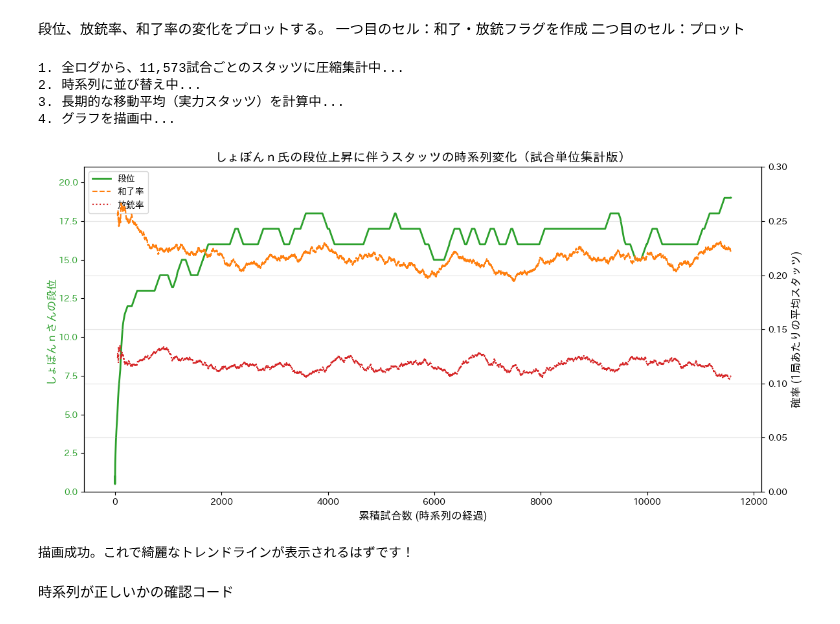
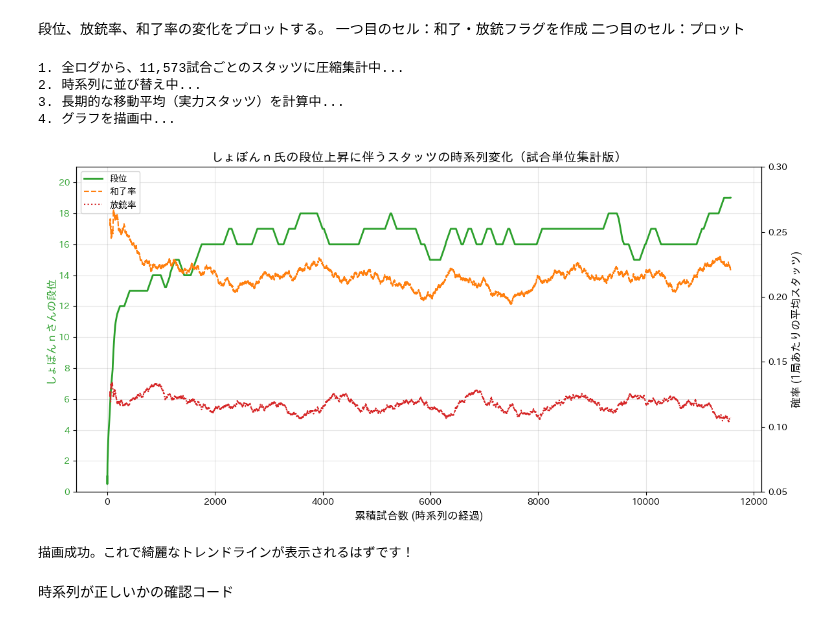
Before and after one commit to yuukienomoto/report_-syobon_n, a Jupyter notebook: しょぼんn_可視化0712_ipynb_のコピー.ipynb, the cells around one changed output. Drawn from its saved outputs; the diff is of its cells as text; code cells hidden in the pictures.

```diff
--- a/しょぼんn_可視化0712_ipynb_のコピー.ipynb
+++ b/しょぼんn_可視化0712_ipynb_のコピー.ipynb
@@ -313,40 +313,44 @@ ax1.set_ylabel('しょぼんｎさんの段位', color=color_dan, fontsize=12)
 ax1.plot(x_axis, game_df['rolling_dan'], color=color_dan, linewidth=2, label='段位')
 ax1.tick_params(axis='y', labelcolor=color_dan)
 ax1.set_ylim(0, 21)
+import matplotlib.ticker as ticker
+ax1.yaxis.set_major_locator(ticker.MultipleLocator(2)) # ←これで「2刻みの整数」に固定されます
 
 # 右軸：スタッツ（オレンジと赤の線）
 ax2 = ax1.twinx()
 color_agari = '#ff7f0e'
 color_hoju = '#d62728'
 ax2.set_ylabel('確率 (1局あたりの平均スタッツ)', color='black', fontsize=12)
 ax2.plot(x_axis, game_df['rolling_agari_rate'], color=color_agari, linestyle='--', linewidth=1.5, label='和了率')
 ax2.plot(x_axis, game_df['rolling_hoju_rate'], color=color_hoju, linestyle=':', linewidth=1.5, label='放銃率')
 ax2.tick_params(axis='y', labelcolor='black')
 
 # 麻雀の一般的なスタッツレンジ（0%〜30%）に縦軸を固定して見やすくする
-ax2.set_ylim(0.0, 0.30)
+ax2.set_ylim(0.05, 0.30)
 
 plt.title('しょぼんｎ氏の段位上昇に伴うスタッツの時系列変化（試合単位集計版）', fontsize=14, fontweight='bold')
 fig.tight_layout()
 
 # 凡例をスマートにまとめる
 lines1, labels1 = ax1.get_legend_handles_labels()
 lines2, labels2 = ax2.get_legend_handles_labels()
 ax1.legend(lines1 + lines2, labels1 + labels2, loc='upper left')
 
-plt.grid(True, alpha=0.3)
+# 横線だけでなく、縦の区切り線（X軸のグリッド）も明示的に描画する設定
+ax1.grid(True, which='both', axis='both', color='gray', linestyle='-', alpha=0.2)
+ax2.grid(False) # 右軸側のグリッドが干渉して線が太くなるのを防ぐ保険
 plt.show()
 
 # 終了処理
 plt.close(fig)
 gc.collect()
 print("描画成功。これで綺麗なトレンドラインが表示されるはずです！")
 # %% [output]
 1. 全ログから、11,573試合ごとのスタッツに圧縮集計中...
 2. 時系列に並び替え中...
 3. 長期的な移動平均（実力スタッツ）を計算中...
 4. グラフを描画中...
-[figure, old version]
+[figure, new version]
 描画成功。これで綺麗なトレンドラインが表示されるはずです！
 # %% [markdown]
 時系列が正しいかの確認コード
```
Also changed, not shown: parts of 6 cells of this notebook.
